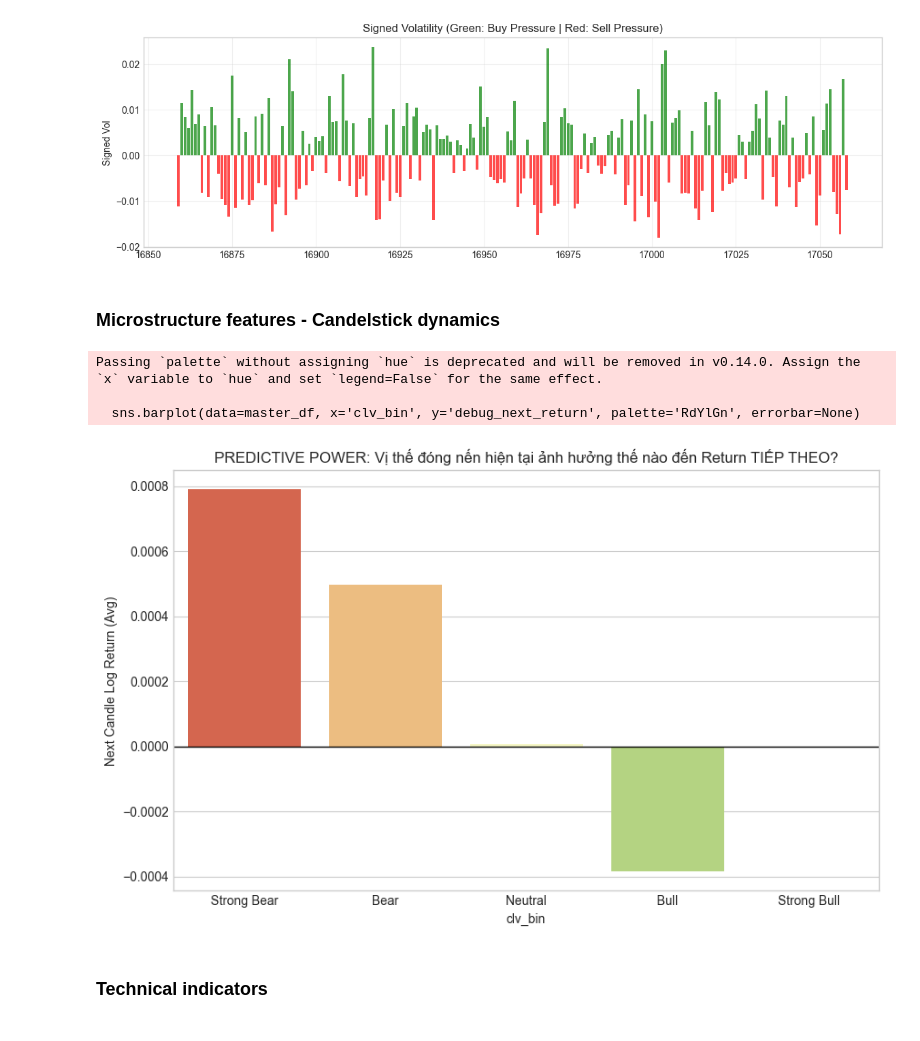
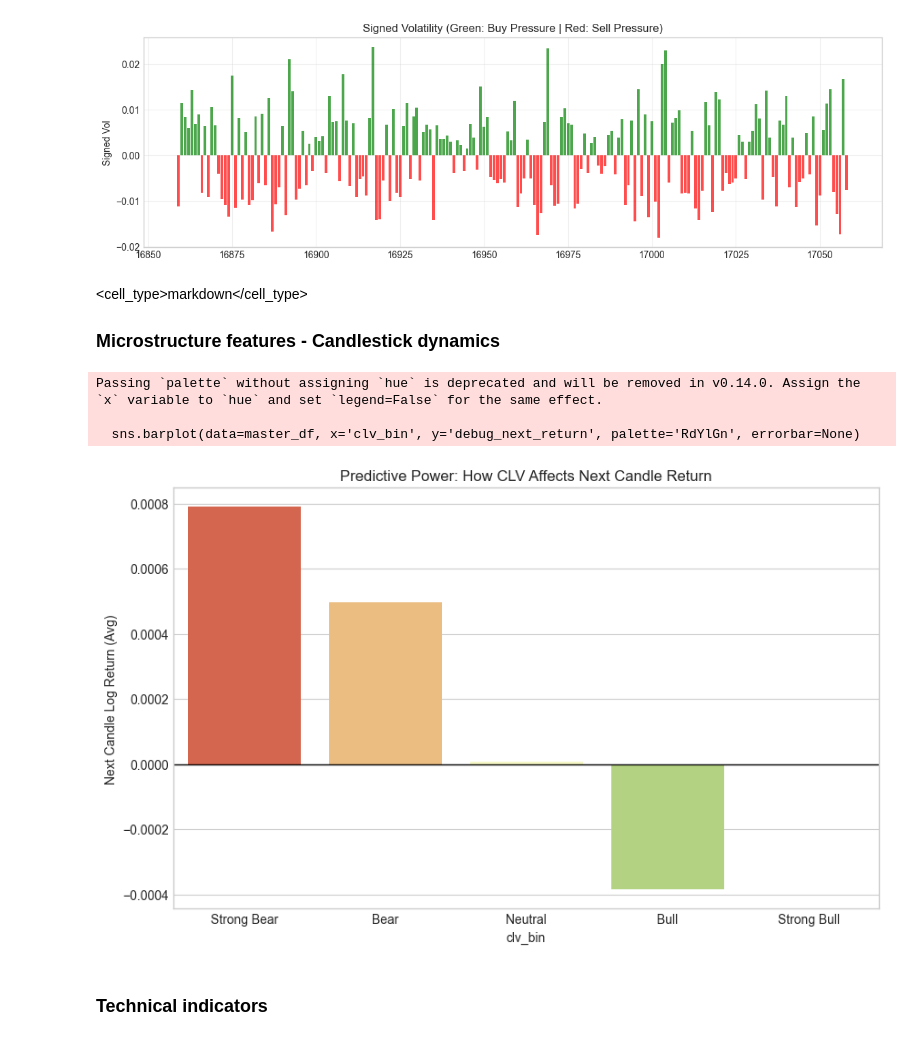
Before and after one commit to hyperformancelabs/crypto-price-forecaster, a Jupyter notebook: processors/feature_engineering.ipynb, the cells around one changed output. Saved outputs shown, nothing was run; the diff lists cells and outputs as text; code cells hidden in the pictures.

```diff
--- a/processors/feature_engineering.ipynb
+++ b/processors/feature_engineering.ipynb
@@ -256,7 +253,8 @@ plt.show()
 # %%
 final_features.extend(["vol_gk", "vol_gk_z", "vol_signed"])
 # %% [markdown]
-### Microstructure features - Candelstick dynamics
+<cell_type>markdown</cell_type>
+### Microstructure features - Candlestick dynamics
 # %%
 rng = master_df['BTC_high'] - master_df['BTC_low']
 body = np.abs(master_df['BTC_close'] - master_df['BTC_open'])
@@ -279,21 +277,21 @@ master_df['wick_imbalance'] = (upper_wick - lower_wick) / (rng + EPS)
 # %%
 master_df['debug_next_return'] = master_df['BTC_log_return'].shift(-1)
 
 master_df['clv_bin'] = pd.cut(master_df['clv'], bins=5, labels=['Strong Bear', 'Bear', 'Neutral', 'Bull', 'Strong Bull'])
 
 plt.figure(figsize=(10, 6))
 sns.barplot(data=master_df, x='clv_bin', y='debug_next_return', palette='RdYlGn', errorbar=None)
 plt.axhline(0, color='black', lw=1)
-plt.title('PREDICTIVE POWER: Vị thế đóng nến hiện tại ảnh hưởng thế nào đến Return TIẾP THEO?')
+plt.title('Predictive Power: How CLV Affects Next Candle Return')
 plt.ylabel('Next Candle Log Return (Avg)')
 plt.show()
 
 master_df.drop(columns=['debug_next_return', 'clv_bin'], inplace=True)
 # %% [output]
 Passing `palette` without assigning `hue` is deprecated and will be removed in v0.14.0. Assign the `x` variable to `hue` and set `legend=False` for the same effect.
 
   sns.barplot(data=master_df, x='clv_bin', y='debug_next_return', palette='RdYlGn', errorbar=None)
-[figure, old version]
+[figure, new version]
 # %%
 final_features.extend(["clv", "wick_imbalance"])
 # %% [markdown]
```
Also changed, not shown: parts of 21 cells of this notebook, 5 other files.
